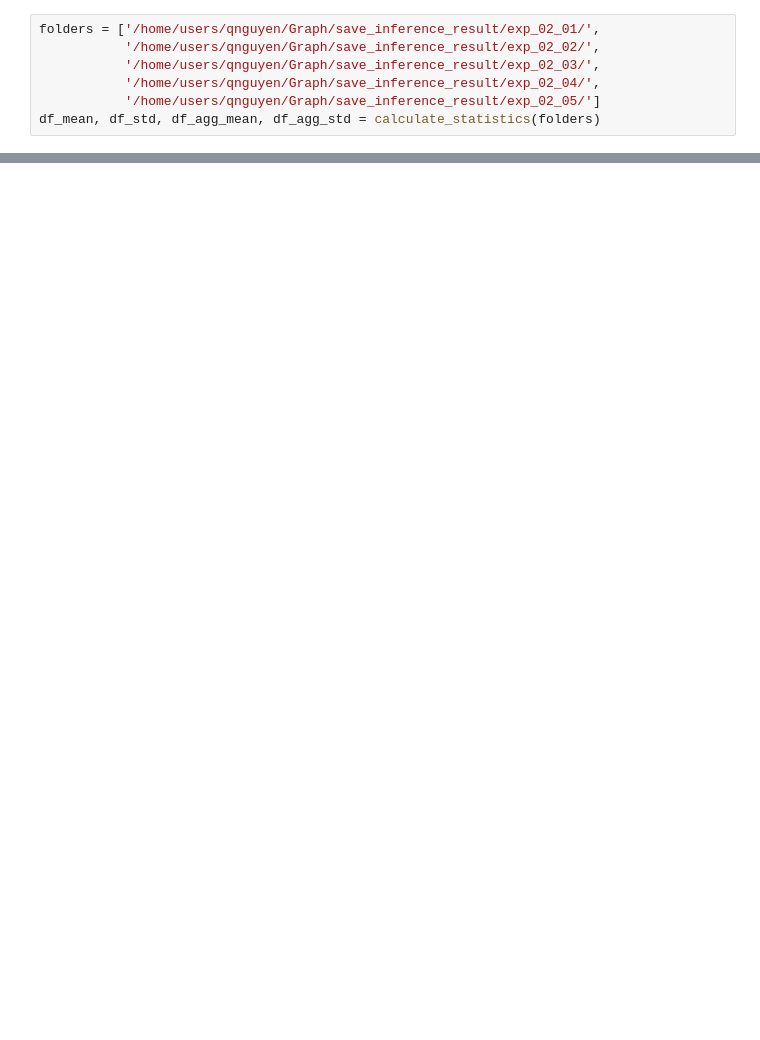
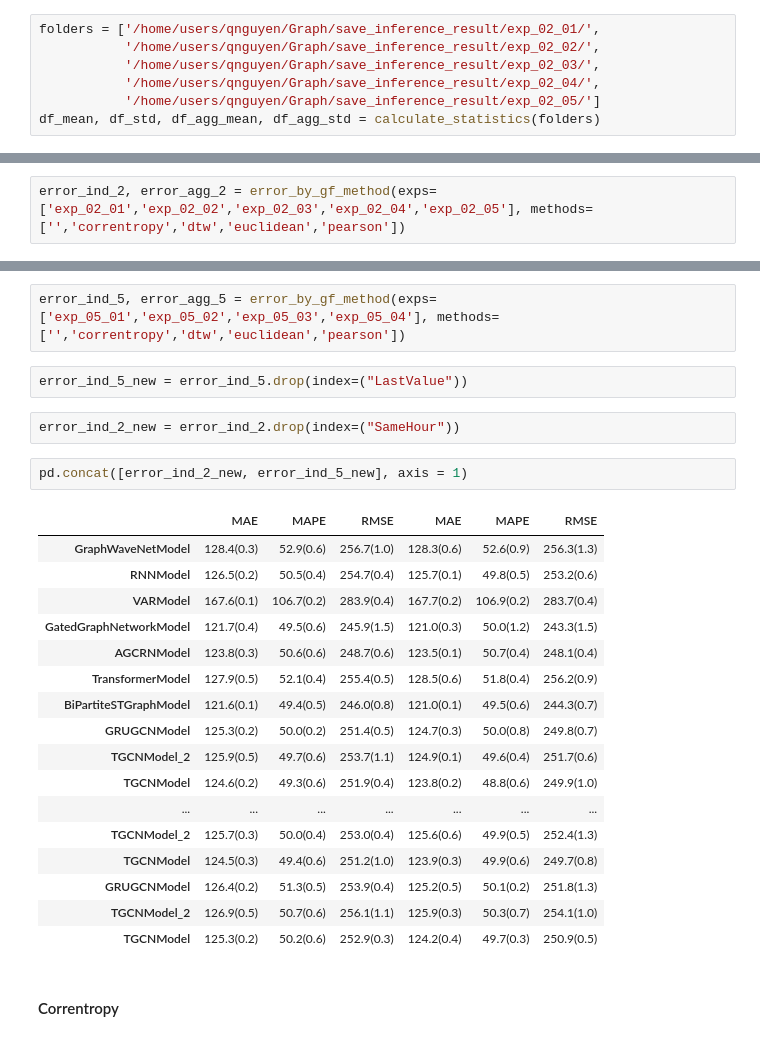
Before and after one commit to Viet1004/Benchmark_STGNN_for_STLF, a Jupyter notebook: test.ipynb, the cells around one changed output, grey strips where cells are left out. Saved outputs shown, nothing was run; the diff lists cells and outputs as text; blank space fills up the shorter version.

```diff
--- a/test.ipynb
+++ b/test.ipynb
@@ -778,0 +207,2 @@ sns.lineplot(df['Temperature'])
+# %%
+error_ind_2, error_agg_2 = error_by_gf_method(exps=['exp_02_01','exp_02_02','exp_02_03','exp_02_04','exp_02_05'], methods=['','correntropy','dtw','euclidean','pearson'])
@@ -778,0 +332,28 @@ sns.lineplot(df['Temperature'])
+# %%
+error_ind_5, error_agg_5 = error_by_gf_method(exps=['exp_05_01','exp_05_02','exp_05_03','exp_05_04'], methods=['','correntropy','dtw','euclidean','pearson'])
+# %%
+error_ind_5_new = error_ind_5.drop(index=("LastValue"))
+# %%
+error_ind_2_new = error_ind_2.drop(index=("SameHour"))
+# %%
+pd.concat([error_ind_2_new, error_ind_5_new], axis = 1)
+# %% [output]
+|  | MAE | MAPE | RMSE | MAE | MAPE | RMSE |
+| GraphWaveNetModel | 128.4(0.3) | 52.9(0.6) | 256.7(1.0) | 128.3(0.6) | 52.6(0.9) | 256.3(1.3) |
+| RNNModel | 126.5(0.2) | 50.5(0.4) | 254.7(0.4) | 125.7(0.1) | 49.8(0.5) | 253.2(0.6) |
+| VARModel | 167.6(0.1) | 106.7(0.2) | 283.9(0.4) | 167.7(0.2) | 106.9(0.2) | 283.7(0.4) |
+| GatedGraphNetworkModel | 121.7(0.4) | 49.5(0.6) | 245.9(1.5) | 121.0(0.3) | 50.0(1.2) | 243.3(1.5) |
+| AGCRNModel | 123.8(0.3) | 50.6(0.6) | 248.7(0.6) | 123.5(0.1) | 50.7(0.4) | 248.1(0.4) |
+| TransformerModel | 127.9(0.5) | 52.1(0.4) | 255.4(0.5) | 128.5(0.6) | 51.8(0.4) | 256.2(0.9) |
+| BiPartiteSTGraphModel | 121.6(0.1) | 49.4(0.5) | 246.0(0.8) | 121.0(0.1) | 49.5(0.6) | 244.3(0.7) |
+| GRUGCNModel | 125.3(0.2) | 50.0(0.2) | 251.4(0.5) | 124.7(0.3) | 50.0(0.8) | 249.8(0.7) |
+| TGCNModel_2 | 125.9(0.5) | 49.7(0.6) | 253.7(1.1) | 124.9(0.1) | 49.6(0.4) | 251.7(0.6) |
+| TGCNModel | 124.6(0.2) | 49.3(0.6) | 251.9(0.4) | 123.8(0.2) | 48.8(0.6) | 249.9(1.0) |
+| ... | ... | ... | ... | ... | ... | ... |
+| TGCNModel_2 | 125.7(0.3) | 50.0(0.4) | 253.0(0.4) | 125.6(0.6) | 49.9(0.5) | 252.4(1.3) |
+| TGCNModel | 124.5(0.3) | 49.4(0.6) | 251.2(1.0) | 123.9(0.3) | 49.9(0.6) | 249.7(0.8) |
+| GRUGCNModel | 126.4(0.2) | 51.3(0.5) | 253.9(0.4) | 125.2(0.5) | 50.1(0.2) | 251.8(1.3) |
+| TGCNModel_2 | 126.9(0.5) | 50.7(0.6) | 256.1(1.1) | 125.9(0.3) | 50.3(0.7) | 254.1(1.0) |
+| TGCNModel | 125.3(0.2) | 50.2(0.6) | 252.9(0.3) | 124.2(0.4) | 49.7(0.3) | 250.9(0.5) |
+# %% [markdown]
+#### Correntropy
```
Also changed, not shown: parts of 123 cells of this notebook, 9 other files.
